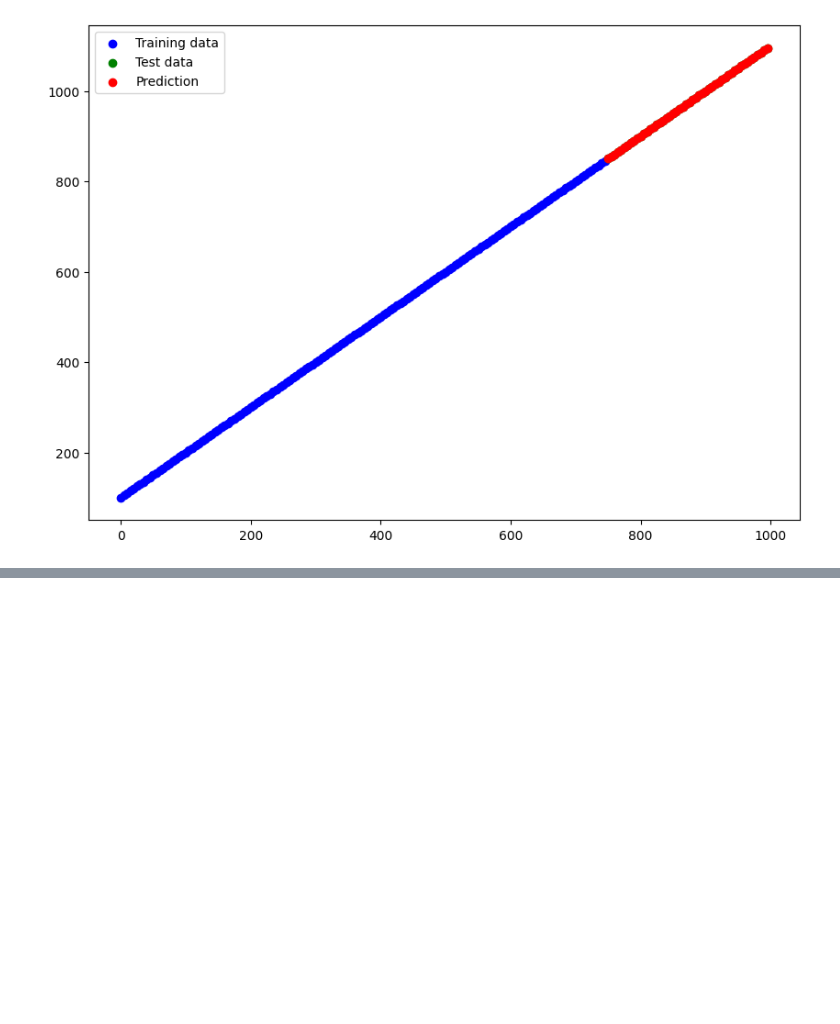
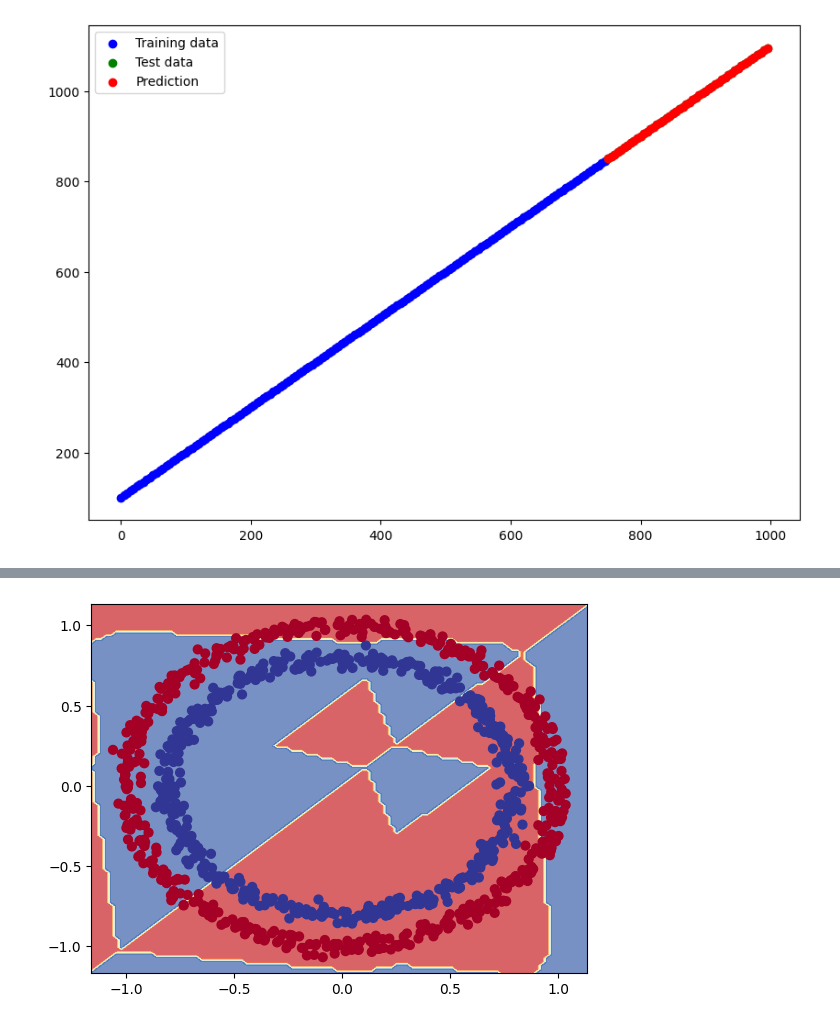
Before and after one commit to amitvermaknw/tensorflow, a Jupyter notebook: src/neural_network_classification.ipynb, the cells around one changed output, grey strips where cells are left out. Cells and saved outputs as stored; diff of their text form; code cells hidden in the pictures; blank space fills up the shorter version.

```diff
--- a/src/neural_network_classification.ipynb
+++ b/src/neural_network_classification.ipynb
@@ -341,0 +396,17 @@ plt.legend()
+# %%
+#set the random
+tf.random.set_seed(42)
+
+#Create a model with a non-liner
+model_6=tf.keras.Sequential([
+    tf.keras.layers.Dense(1, activation=tf.keras.activations.relu)
+])
+
+#compile the model
+model_6.compile(loss=tf.keras.losses.BinaryCrossentropy(),
+optimizer=tf.keras.optimizers.Adam(learning_rate=-.001),
+metrics=["accuracy"])
+
+#Fit the model
+
+model_6.fit(tf.expand_dims(x, axis=-1), y, epochs=100)
@@ -341,0 +432,21 @@ plt.legend()
+# %%
+# Time to replicate the multilayer
+
+#set the random seeds
+tf.random.set_seed(42)
+
+#Create the model
+model_7= tf.keras.Sequential([
+    tf.keras.layers.Dense(4, activation=tf.keras.activations.relu),
+    tf.keras.layers.Dense(4, activation="relu"),
+    tf.keras.layers.Dense(1)
+])
+
+#Compile model
+model_7.compile(loss="binary_crossentropy",
+    optimizer=tf.keras.optimizers.Adam(learning_rate=0.001),
+    metrics=["accuracy"]
+)
+
+#fit the model
+model_7.fit(tf.expand_dims(x, axis=-1), y, epochs=300)
@@ -341,0 +477,5 @@ plt.legend()
+# %%
+# How do our model prediction looks like
+
+plot_decision_boundary(model_7, x, y)
+# %% [output]
@@ -341,0 +484 @@ plt.legend()
+[figure, added]
```
Also changed, not shown: parts of 13 cells of this notebook.
